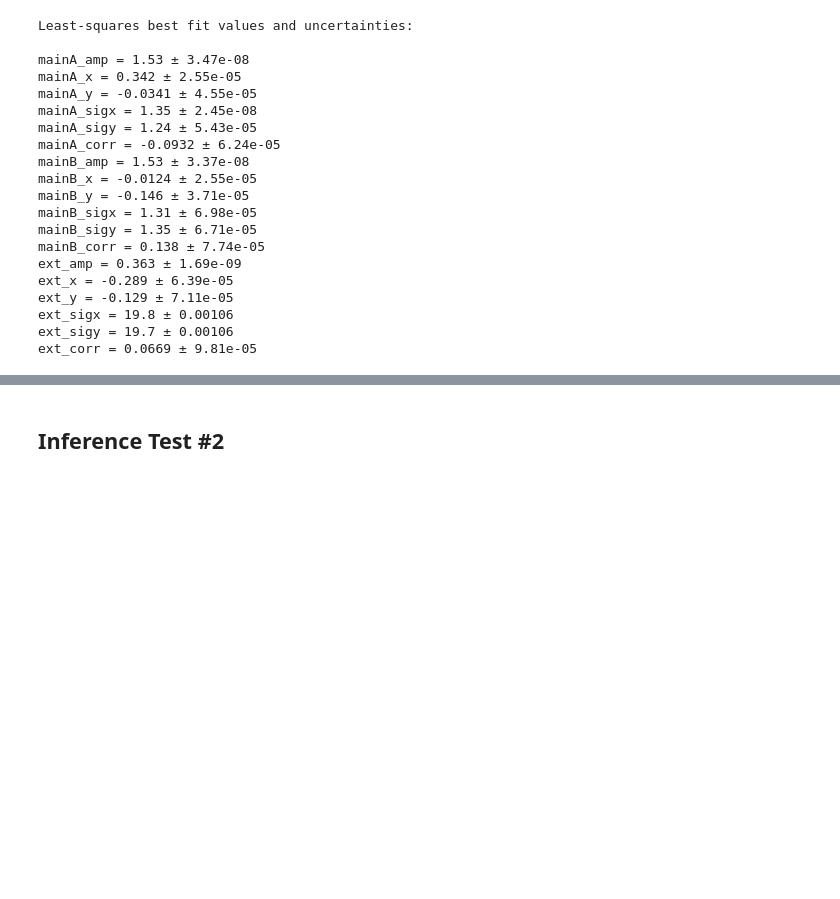
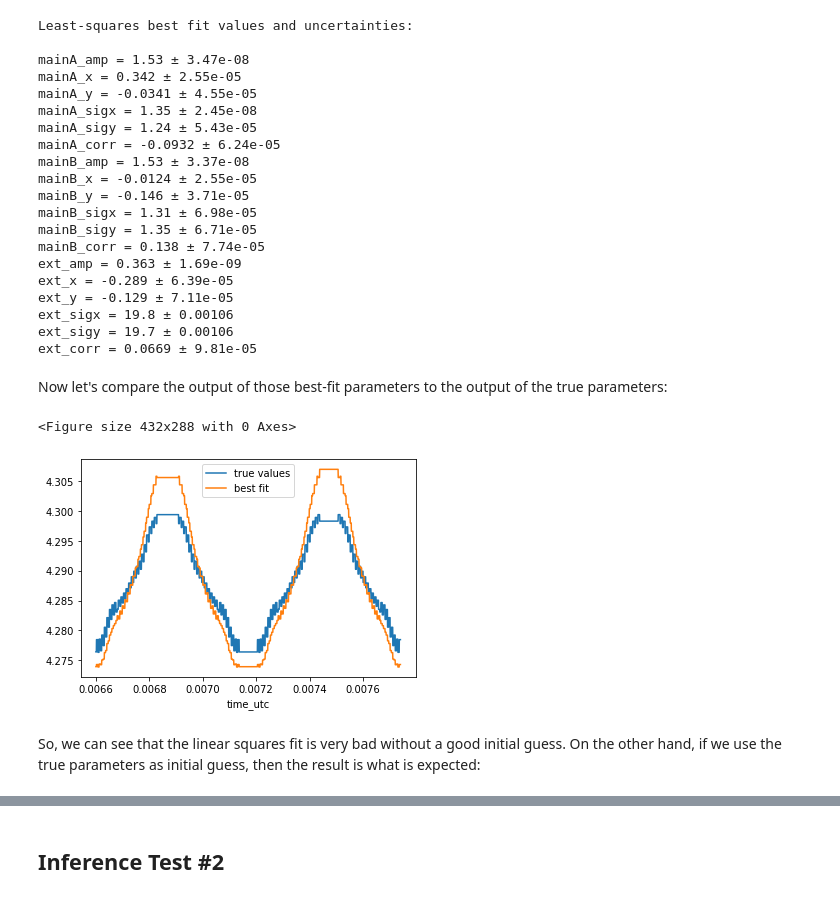
Before and after one commit to phys201/extended-beam-modeling, a Jupyter notebook: tutorial_notebook.ipynb, the cells around one changed output, grey strips where cells are left out. Drawn from its saved outputs; the diff is of its cells as text; code cells hidden in the pictures; blank space fills up the shorter version.

```diff
--- a/tutorial_notebook.ipynb
+++ b/tutorial_notebook.ipynb
@@ -289,3 +293,22 @@ ext_y = -0.129 ± 7.11e-05
 ext_sigx = 19.8 ± 0.00106
 ext_sigy = 19.7 ± 0.00106
 ext_corr = 0.0669 ± 9.81e-05
+# %% [markdown]
+Now let's compare the output of those best-fit parameters to the output of the true parameters:
+# %%
+true_list      = true_vals.tolist()
+best_fit_list  = (curve_fit_result[0]).tolist()
+
+plt.figure()
+
+this = model.observe(mainA=true_list[0:6], mainB=true_list[6:12], extended=true_list[12:18])
+ax = this.plot(x='time_utc',y='simdata', label='true values')
+this = model.observe(mainA=best_fit_list[0:6], mainB=best_fit_list[6:12], extended=best_fit_list[12:18])
+this.plot(x='time_utc',y='simdata', ax=ax, label='best fit')
+
+plt.show()
+# %% [output]
+<Figure size 432x288 with 0 Axes>
+[figure, added]
+# %% [markdown]
+So, we can see that the linear squares fit is very bad without a good initial guess. On the other hand, if we use the true parameters as initial guess, then the result is what is expected:
```
Also changed, not shown: parts of 16 cells of this notebook.
